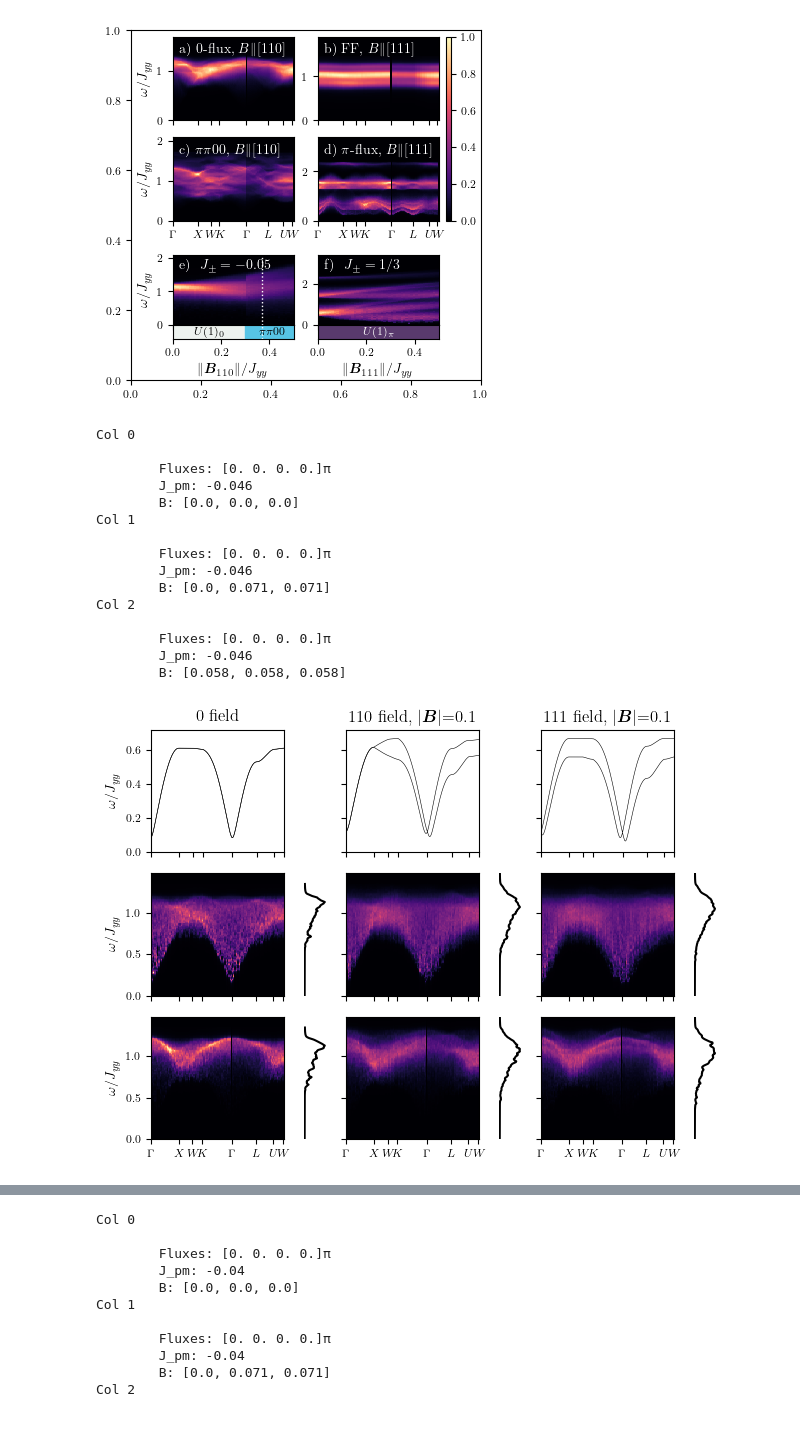
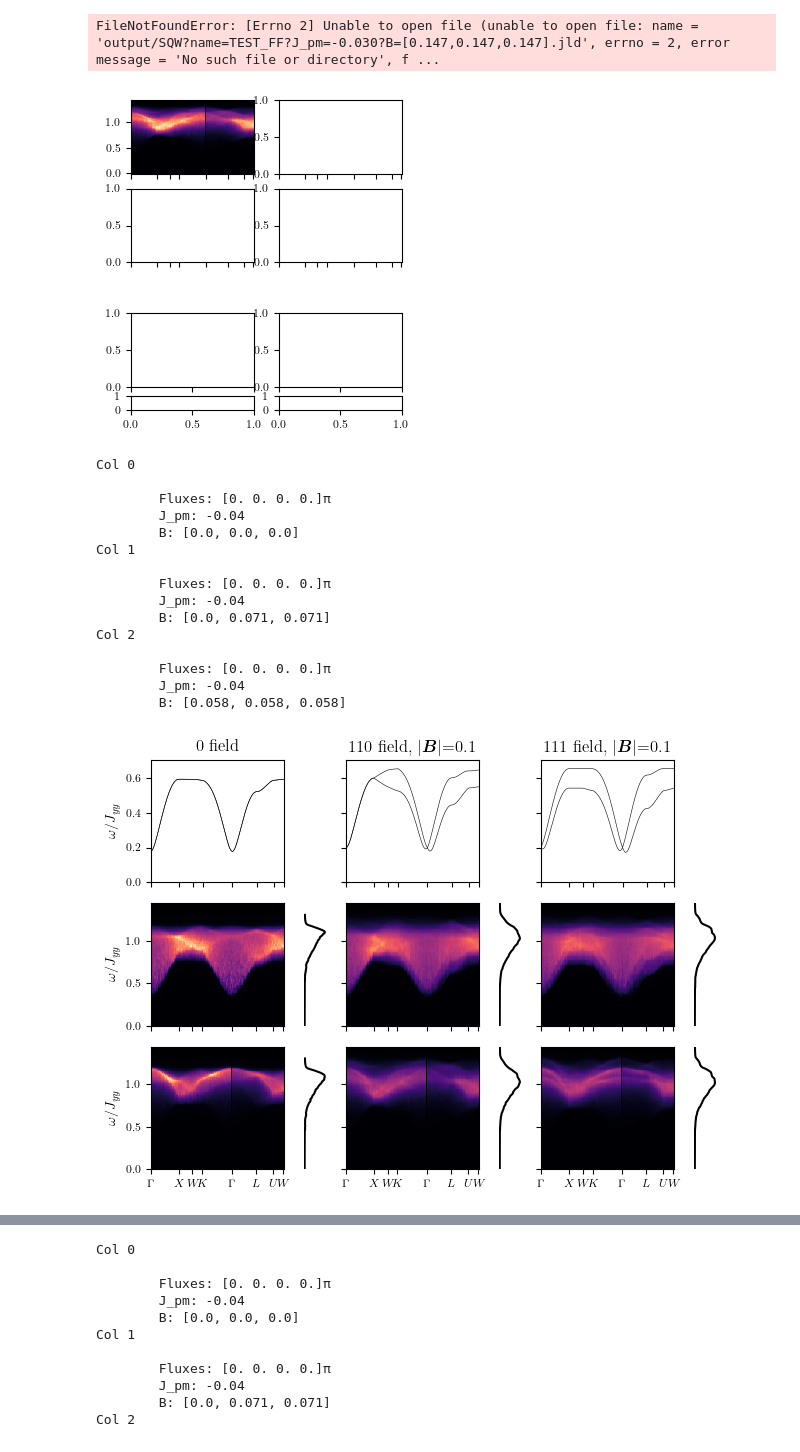
Before and after one commit to Spuriosity1/qsi-spinon-gmft, a Jupyter notebook: plot_pretty.ipynb, the cells around one changed output, grey strips where cells are left out. Cells and saved outputs as stored; diff of their text form; code cells hidden in the pictures.

```diff
--- a/plot_pretty.ipynb
+++ b/plot_pretty.ipynb
@@ -242,18 +242,18 @@ Ax2 = subfigs[1].subplots(2, 2, sharex=True, height_ratios=[2, 0.4])
 # [ ππ00-tune, πflux-tune]
 
 settings=[
-    "?name=0flux?J_pm=-0.046?B=[0.000,0.042,0.042].jld",
+    "?name=0flux?J_pm=-0.040?B=[0.000,0.071,0.071].jld",
     # "?name=FF-kludge?J_pm=-0.050?B=[0.224,0.224,0.224].jld",
-    "?name=FF-kludge?J_pm=-0.010?B=[0.100,0.100,0.100].jld",
-    "?name=pipi00+1e-4?J_pm=-0.050?B=[0.000,0.260,0.260].jld",
-    "?name=piflux-2?J_pm=0.333?B=[0.058,0.058,0.058].jld"
+    # "?name=TEST_FF?J_pm=-0.030?B=[0.147,0.147,0.147].jld",
+    "?name=pipi00?J_pm=-0.040?B=[0.000,0.166,0.166].jld",
+    "?name=piflux?J_pm=0.300?B=[0.058,0.058,0.058].jld"
 ]
 
 settings_sweep = [
     # "int_fieldsweep?name=pipi00-along?J_pm=-0.050?B=[0.577,0.577,0.577].jld",
     # "int_fieldsweep?name=pipi00-along?J_pm=-0.050?B=[0.577,0.577,0.577].jld",
-    "int_fieldsweep?name=TEST_mix_pipi00?J_pm=-0.050?B=[0.000,0.000,0.000].jld",
-    "int_fieldsweep?name=piflux-along?J_pm=0.333?B=[0.577,0.577,0.577].jld"
+    "int_fieldsweep?name=TEST_mix_pipi00?J_pm=-0.040?B=[0.000,0.000,0.000].jld",
+    "int_fieldsweep?name=piflux-along?J_pm=0.300?B=[0.000,0.000,0.000].jld"
 ]
 
 
@@ -337,34 +337,35 @@ subfigs[0].subplots_adjust(top=top_top,right=Right,left=Left,bottom=top_bottom)
 cax = subfigs[0].add_axes([0.9,0.1,0.015,top_top-top_bottom])
 subfigs[0].colorbar(matplotlib.cm.ScalarMappable(cmap=cmap), orientation='vertical', cax=cax)
 
 # Ax2[0][0].axvline(,color='green',lw=1)
 bottom_top = 0.99
 bottom_bottom = 0.33
 # cax2 = subfigs[1].add_axes([0.9,bottom_bottom,0.02,bottom_top-bottom_bottom])
 # subfigs[1].colorbar(matplotlib.cm.ScalarMappable(cmap=cmap2), orientation='vertical', cax=cax2)
 subfigs[1].subplots_adjust(top=bottom_top,right=Right,left=Left,bottom=bottom_bottom,hspace=0)
 
 for a in Ax2[1]:
     a.set_yticks([])
     a.set_ylim([0,1])
 
 Bmin = np.sqrt(-9*-0.05/5)
 Ax2[1][0].add_patch(matplotlib.patches.Rectangle((0,0), Bmin, 1, color=phase_colors['flux0']))
 Ax2[1][0].text(Bmin/2,0.5,r"$U(1)_0$",horizontalalignment="center", verticalalignment="center",fontsize=8)
 Ax2[1][0].add_patch(matplotlib.patches.Rectangle((Bmin,0), 1, 1, color=phase_colors['ππ00']))
 Ax2[1][0].text(0.41,0.5,r"$\pi\pi00$",horizontalalignment="center", verticalalignment="center",fontsize=8)
 Ax2[1][0].set_xlabel(r"$\|\boldsymbol{B}_{110}\|/J_{yy}$")
 
 
 Ax2[1][1].add_patch(matplotlib.patches.Rectangle((0,0), 1, 1, color=phase_colors['πflux']))
 Ax2[1][1].text(0.25,0.5,r"$U(1)_\pi$",horizontalalignment="center", verticalalignment="center",fontsize=8,color='w')
 Ax2[1][1].set_xlabel(r"$\|\boldsymbol{B}_{111}\|/J_{yy}$")
 
 
 # fig.savefig(SAVEPATH_FINAL+"/maintext-spinon.pdf",dpi=300)
 fig.add_axes([0,0,1,1]).patch.set_alpha(0)
 # %% [output]
+FileNotFoundError: [Errno 2] Unable to open file (unable to open file: name = 'output/SQW?name=TEST_FF?J_pm=-0.030?B=[0.147,0.147,0.147].jld', errno = 2, error message = 'No such file or directory', f ...
-[figure, old version]
+[figure, new version]
 # %%
 def parsinate_B(s):
     return np.linalg.norm(s.split('[')[-1].split(']')[0].split(','))
@@ -372,9 +373,9 @@ def parsinate_B(s):
 
 
 settings_0flux_test = [
-    "?name=test-0flux?J_pm=-0.046?B=[0.000,0.000,0.000].jld",
-    "?name=test-0flux?J_pm=-0.046?B=[0.000,0.071,0.071].jld",
-    "?name=test-0flux?J_pm=-0.046?B=[0.058,0.058,0.058].jld"
+    "?name=0flux?J_pm=-0.040?B=[0.000,0.000,0.000].jld",
+    "?name=0flux?J_pm=-0.040?B=[0.000,0.071,0.071].jld",
+    "?name=0flux?J_pm=-0.040?B=[0.058,0.058,0.058].jld"
 ]
 
 
@@ -393,16 +394,16 @@ fig, Ax = plot_all(settings_0flux_test, titles, normalise_intensity=True)
 Col 0
 
         Fluxes: [0. 0. 0. 0.]π
-        J_pm: -0.046
+        J_pm: -0.04
         B: [0.0, 0.0, 0.0]
 Col 1
 
         Fluxes: [0. 0. 0. 0.]π
-        J_pm: -0.046
+        J_pm: -0.04
         B: [0.0, 0.071, 0.071]
 Col 2
 
         Fluxes: [0. 0. 0. 0.]π
-        J_pm: -0.046
+        J_pm: -0.04
         B: [0.058, 0.058, 0.058]
-[figure, old version]
+[figure, new version]
```
Also changed, not shown: parts of 2 cells of this notebook, 3 other files.
